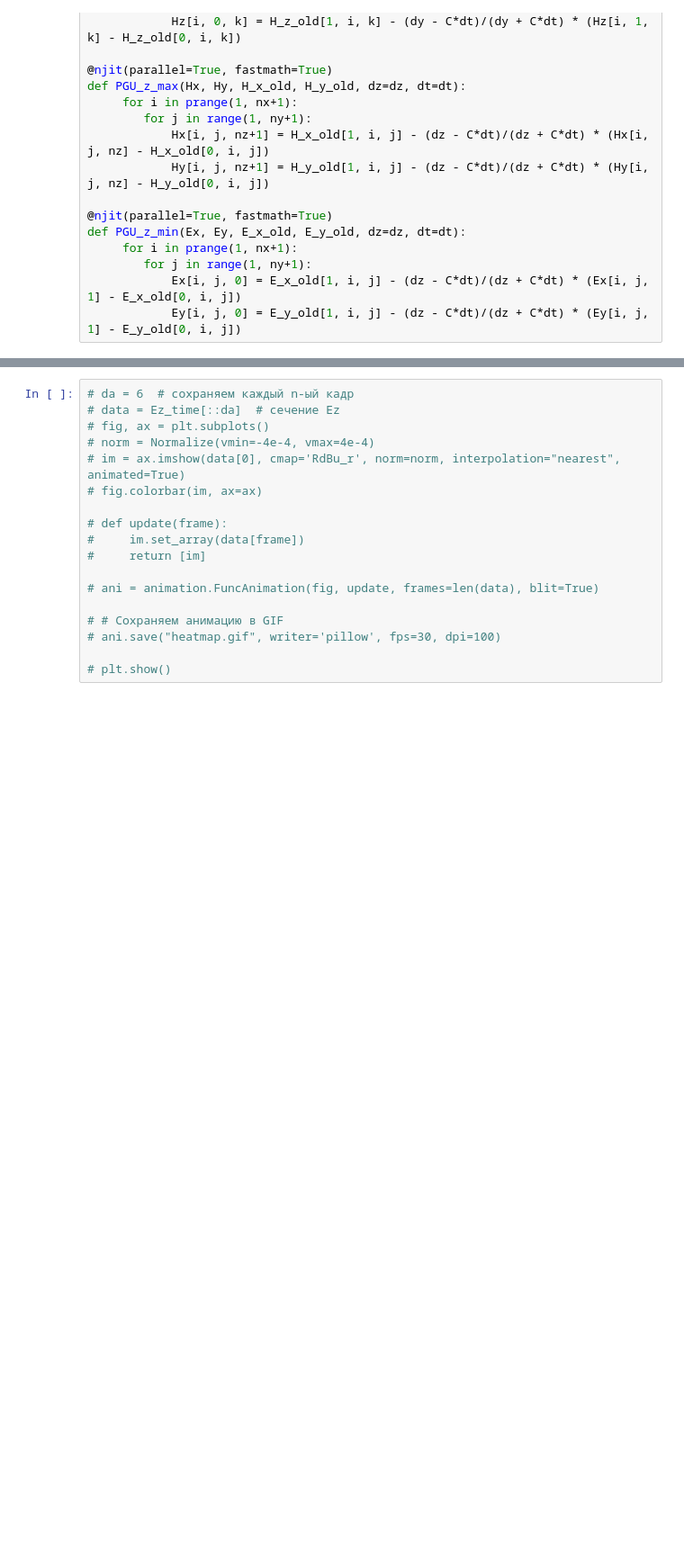
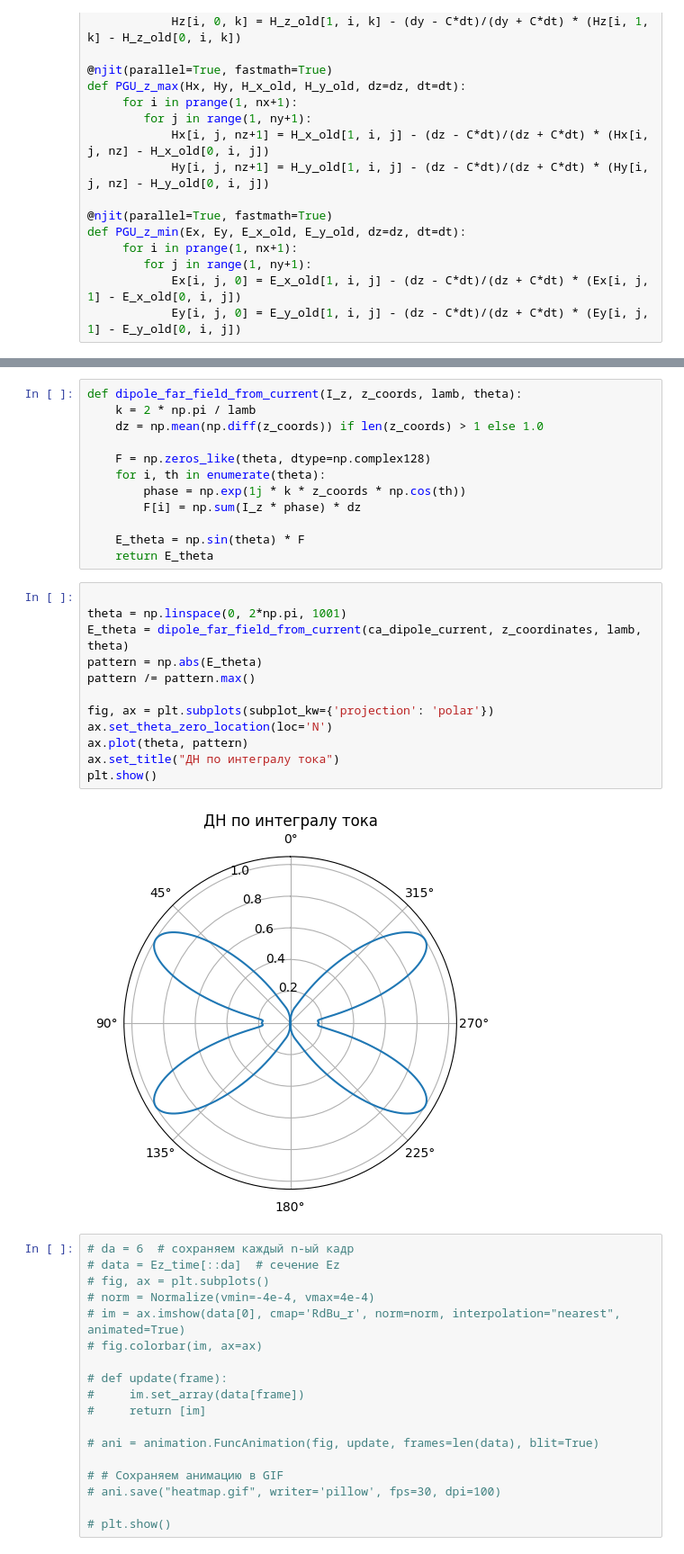
Before and after one commit to MikhailPolikarpov/Num_meth_8_sem, a Jupyter notebook: TDS_03.ipynb, the cells around one changed output, grey strips where cells are left out. Shown at 90% size. Drawn from its saved outputs; the diff is of its cells as text; blank space fills up the shorter version.

```diff
--- a/TDS_03.ipynb
+++ b/TDS_03.ipynb
@@ -181,3 +236,29 @@ for i_t in tqdm.tqdm(range(nt)):
+# %%
+def dipole_far_field_from_current(I_z, z_coords, lamb, theta):
+    k = 2 * np.pi / lamb
+    dz = np.mean(np.diff(z_coords)) if len(z_coords) > 1 else 1.0
+
+    F = np.zeros_like(theta, dtype=np.complex128)
+    for i, th in enumerate(theta):
+        phase = np.exp(1j * k * z_coords * np.cos(th))
+        F[i] = np.sum(I_z * phase) * dz
+
+    E_theta = np.sin(theta) * F
+    return E_theta
+# %%
+
+theta = np.linspace(0, 2*np.pi, 1001)
+E_theta = dipole_far_field_from_current(ca_dipole_current, z_coordinates, lamb, theta)
+pattern = np.abs(E_theta)
+pattern /= pattern.max()
+
+fig, ax = plt.subplots(subplot_kw={'projection': 'polar'})
+ax.set_theta_zero_location(loc='N')
+ax.plot(theta, pattern)
+ax.set_title("ДН по интегралу тока")
+plt.show()
+# %% [output]
+[figure, added]
 # %%
 # da = 6  # сохраняем каждый n-ый кадр
 # data = Ez_time[::da]  # сечение Ez
```
Also changed, not shown: parts of 8 cells of this notebook, 2 other files.
